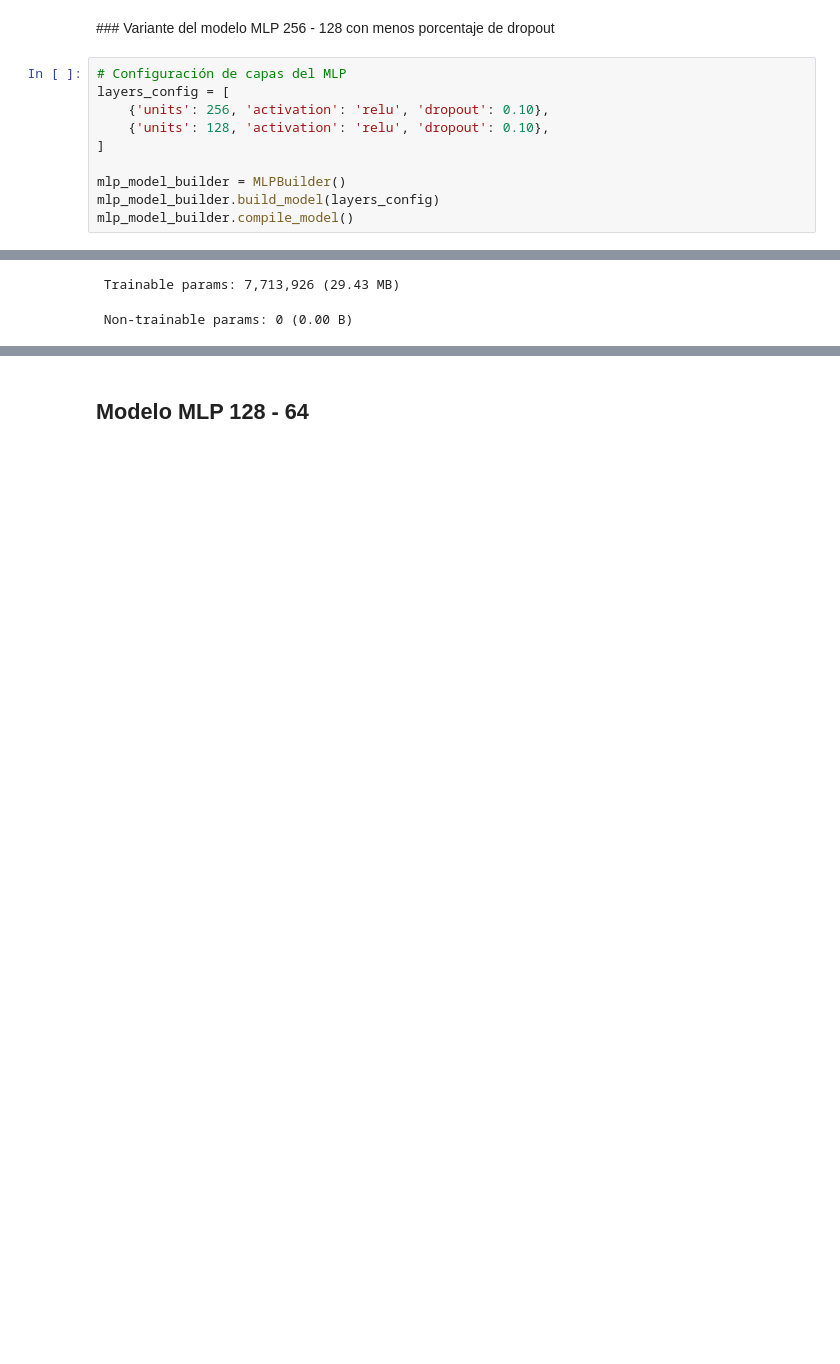
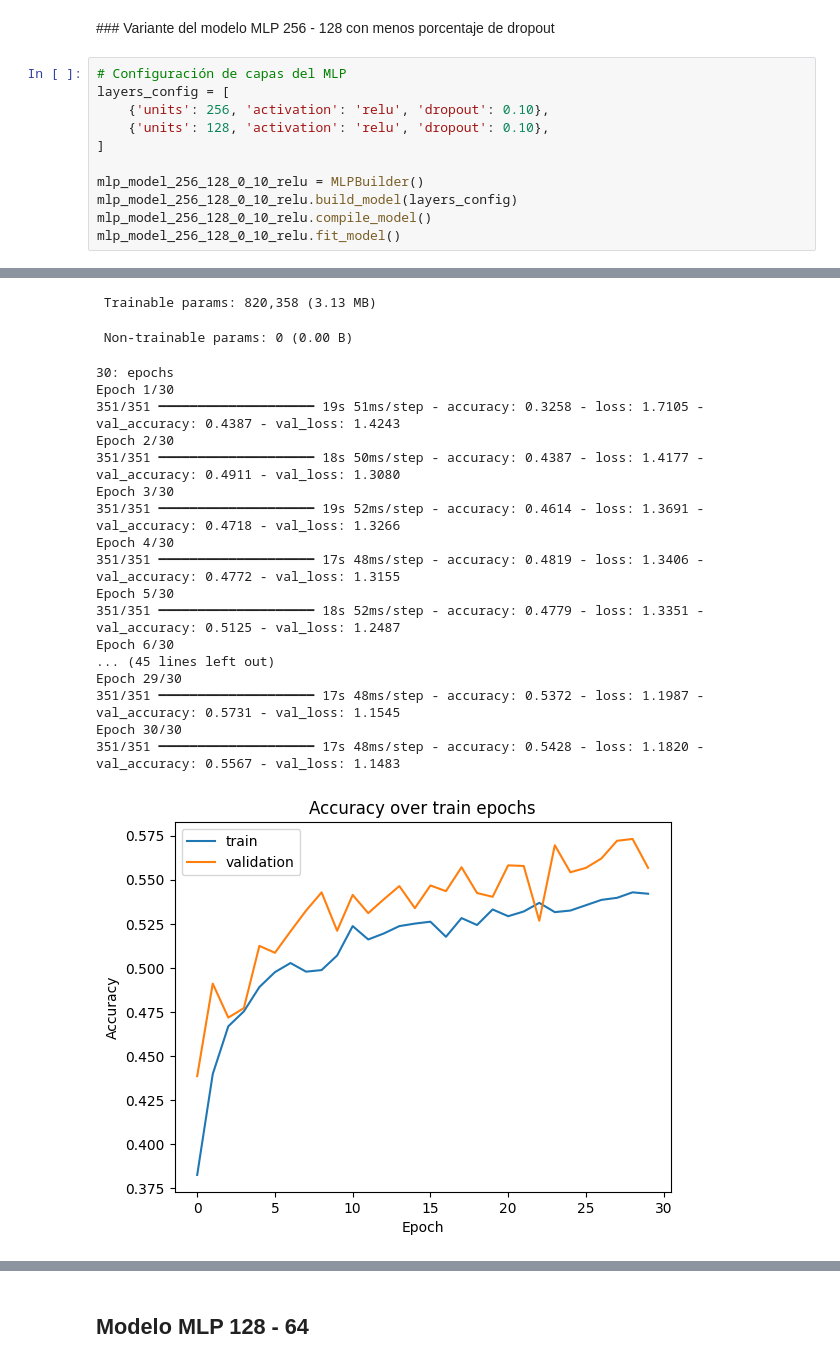
Before and after one commit to JuanAira/tp2-machine-learning, a Jupyter notebook: tp2_places.ipynb, the cells around one changed output, grey strips where cells are left out. Drawn from its saved outputs; the diff is of its cells as text; blank space fills up the shorter version.

```diff
--- a/tp2_places.ipynb
+++ b/tp2_places.ipynb
@@ -399,7 +394,8 @@ layers_config = [
     {'units': 128, 'activation': 'relu', 'dropout': 0.10},
 ]
 
-mlp_model_builder = MLPBuilder()
-mlp_model_builder.build_model(layers_config)
-mlp_model_builder.compile_model()
+mlp_model_256_128_0_10_relu = MLPBuilder()
+mlp_model_256_128_0_10_relu.build_model(layers_config)
+mlp_model_256_128_0_10_relu.compile_model()
+mlp_model_256_128_0_10_relu.fit_model()
 # %% [output]
@@ -423,2 +419,20 @@ Model: "sequential_2"
- Trainable params: 7,713,926 (29.43 MB)
+ Trainable params: 820,358 (3.13 MB)
  Non-trainable params: 0 (0.00 B)
+30: epochs
+Epoch 1/30
+351/351 ━━━━━━━━━━━━━━━━━━━━ 19s 51ms/step - accuracy: 0.3258 - loss: 1.7105 - val_accuracy: 0.4387 - val_loss: 1.4243
+Epoch 2/30
+351/351 ━━━━━━━━━━━━━━━━━━━━ 18s 50ms/step - accuracy: 0.4387 - loss: 1.4177 - val_accuracy: 0.4911 - val_loss: 1.3080
+Epoch 3/30
+351/351 ━━━━━━━━━━━━━━━━━━━━ 19s 52ms/step - accuracy: 0.4614 - loss: 1.3691 - val_accuracy: 0.4718 - val_loss: 1.3266
+Epoch 4/30
+351/351 ━━━━━━━━━━━━━━━━━━━━ 17s 48ms/step - accuracy: 0.4819 - loss: 1.3406 - val_accuracy: 0.4772 - val_loss: 1.3155
+Epoch 5/30
+351/351 ━━━━━━━━━━━━━━━━━━━━ 18s 52ms/step - accuracy: 0.4779 - loss: 1.3351 - val_accuracy: 0.5125 - val_loss: 1.2487
+Epoch 6/30
+... (45 lines left out)
+Epoch 29/30
+351/351 ━━━━━━━━━━━━━━━━━━━━ 17s 48ms/step - accuracy: 0.5372 - loss: 1.1987 - val_accuracy: 0.5731 - val_loss: 1.1545
+Epoch 30/30
+351/351 ━━━━━━━━━━━━━━━━━━━━ 17s 48ms/step - accuracy: 0.5428 - loss: 1.1820 - val_accuracy: 0.5567 - val_loss: 1.1483
+[figure, added]
```
Also changed, not shown: parts of 27 cells of this notebook.
